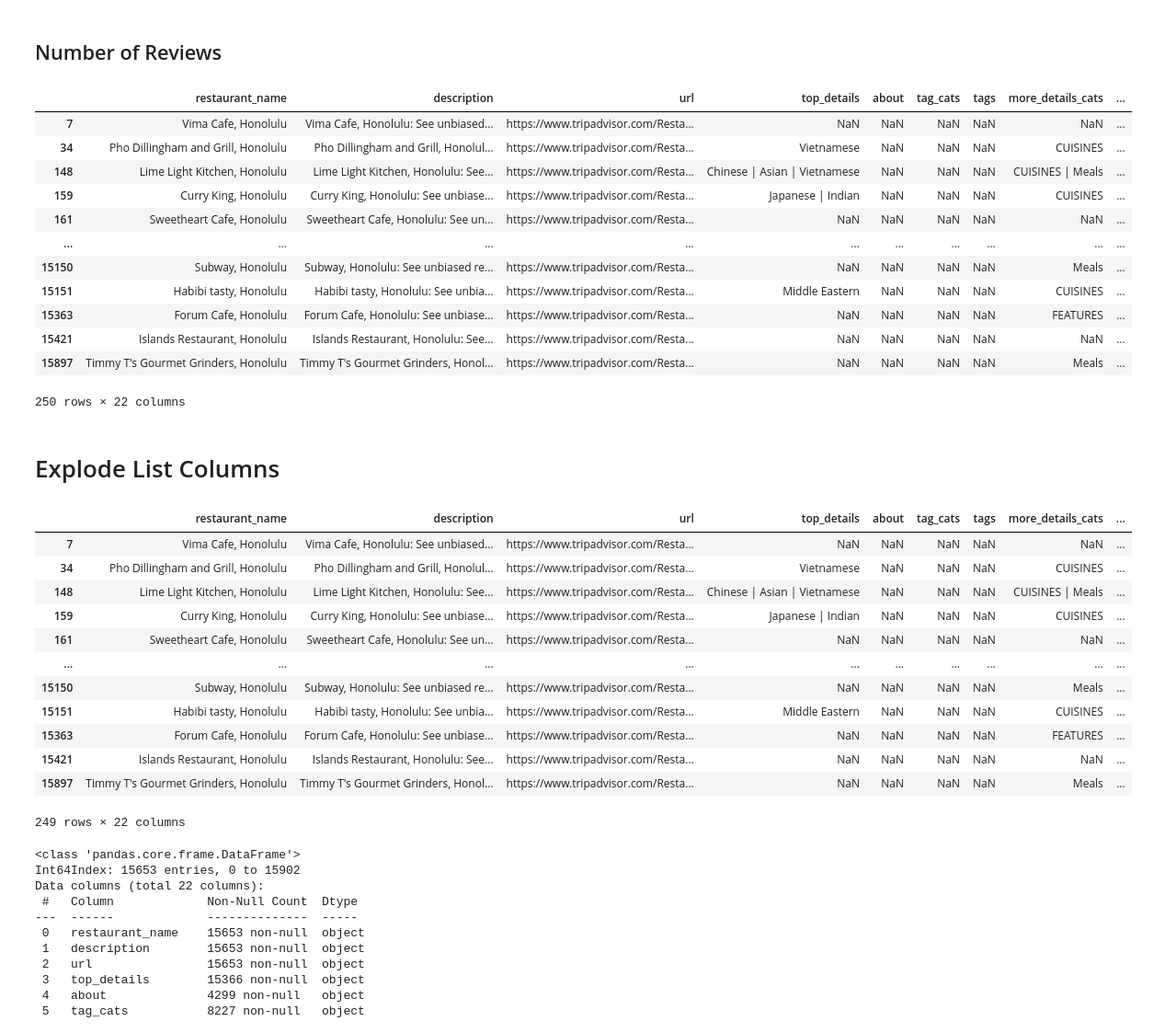
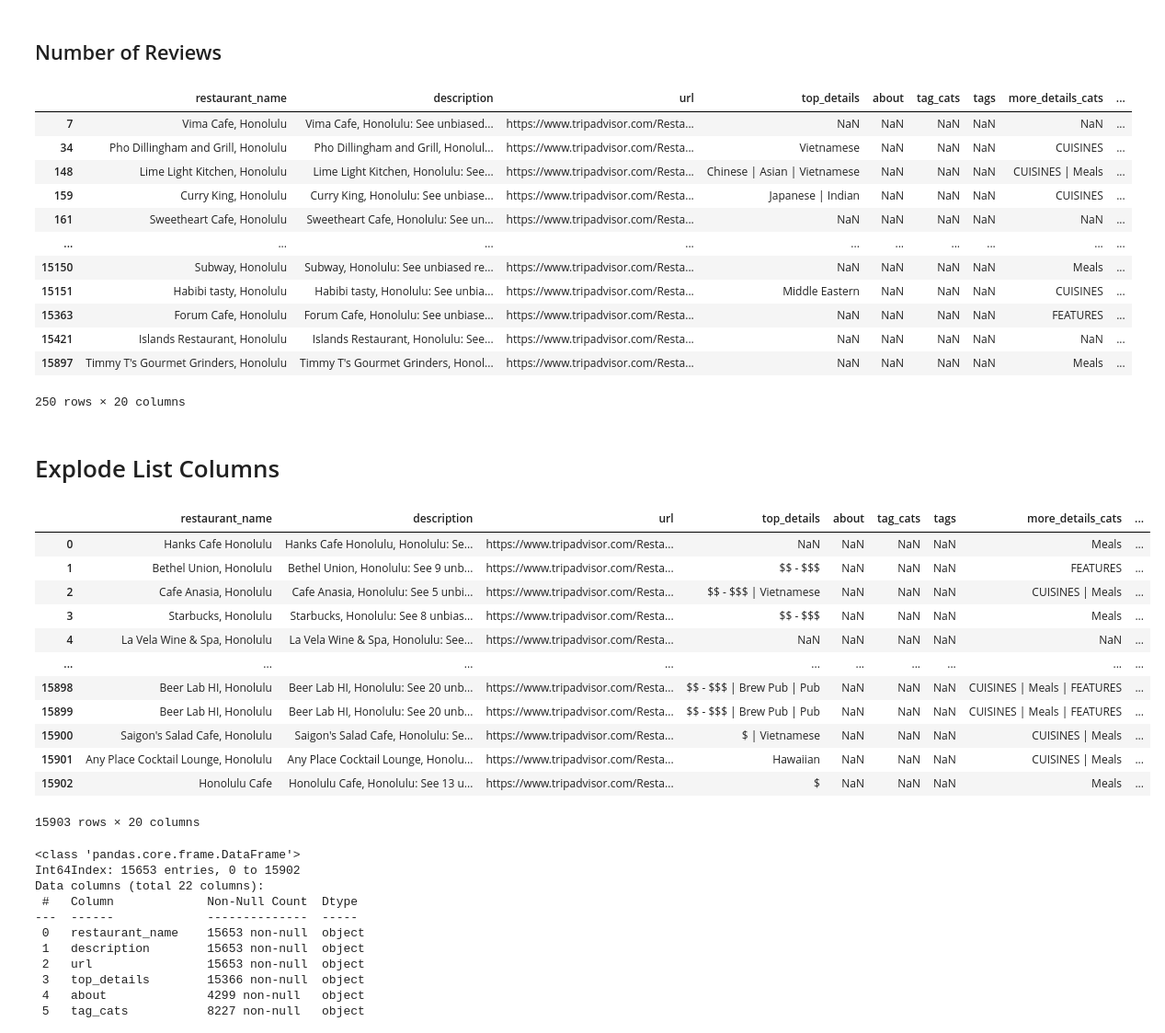
Before and after one commit to chelseanbr/hon-eats-recommender, a Jupyter notebook: eda.ipynb, the cells around one changed output. Shown: that part at 92% size. Drawn from its saved outputs; the diff is of its cells as text; code cells hidden in the pictures.

Commit message:
reloaded fixed review data

```diff
--- a/eda.ipynb
+++ b/eda.ipynb
@@ -6,6 +6,7 @@ data_file = 'data/hon_eats_data.csv'
 # %% [markdown]
 # Load Data
 # %%
-df = pd.read_csv(data_file, index_col=0, converters={'user_names': eval, 'bubble_ratings': eval, 'review_contents': eval})
+# df = pd.read_csv(data_file, index_col=0, converters={'review_data': eval})
+df = pd.read_csv(data_file, index_col=0)
 df.shape
 # %% [output]
@@ -118,25 +112,25 @@ df[df['num_reviews'].isnull()]
 | 15363 | Forum Cafe, Honolulu | Forum Cafe, Honolulu: See unbiase... | https://www.tripadvisor.com/Resta... | NaN | NaN | NaN | NaN | FEATURES | ... |
 | 15421 | Islands Restaurant, Honolulu | Islands Restaurant, Honolulu: See... | https://www.tripadvisor.com/Resta... | NaN | NaN | NaN | NaN | NaN | ... |
 | 15897 | Timmy T's Gourmet Grinders, Honolulu | Timmy T's Gourmet Grinders, Honol... | https://www.tripadvisor.com/Resta... | NaN | NaN | NaN | NaN | Meals | ... |
-250 rows × 22 columns
+250 rows × 20 columns
 # %% [markdown]
 # Explode List Columns
 # %%
-df[df['bubble_ratings'].apply(lambda x: len(x))<1]
+df[df['review_data'].apply(lambda x: len(x))>1]
 # %% [output]
 |  | restaurant_name | description | url | top_details | about | tag_cats | tags | more_details_cats | ... |
-| 7 | Vima Cafe, Honolulu | Vima Cafe, Honolulu: See unbiased... | https://www.tripadvisor.com/Resta... | NaN | NaN | NaN | NaN | NaN | ... |
-| 34 | Pho Dillingham and Grill, Honolulu | Pho Dillingham and Grill, Honolul... | https://www.tripadvisor.com/Resta... | Vietnamese | NaN | NaN | NaN | CUISINES | ... |
-| 148 | Lime Light Kitchen, Honolulu | Lime Light Kitchen, Honolulu: See... | https://www.tripadvisor.com/Resta... | Chinese | Asian | Vietnamese | NaN | NaN | NaN | CUISINES | Meals | ... |
-| 159 | Curry King, Honolulu | Curry King, Honolulu: See unbiase... | https://www.tripadvisor.com/Resta... | Japanese | Indian | NaN | NaN | NaN | CUISINES | ... |
-| 161 | Sweetheart Cafe, Honolulu | Sweetheart Cafe, Honolulu: See un... | https://www.tripadvisor.com/Resta... | NaN | NaN | NaN | NaN | NaN | ... |
+| 0 | Hanks Cafe Honolulu | Hanks Cafe Honolulu, Honolulu: Se... | https://www.tripadvisor.com/Resta... | NaN | NaN | NaN | NaN | Meals | ... |
+| 1 | Bethel Union, Honolulu | Bethel Union, Honolulu: See 9 unb... | https://www.tripadvisor.com/Resta... | $$ - $$$ | NaN | NaN | NaN | FEATURES | ... |
+| 2 | Cafe Anasia, Honolulu | Cafe Anasia, Honolulu: See 5 unbi... | https://www.tripadvisor.com/Resta... | $$ - $$$ | Vietnamese | NaN | NaN | NaN | CUISINES | Meals | ... |
+| 3 | Starbucks, Honolulu | Starbucks, Honolulu: See 8 unbias... | https://www.tripadvisor.com/Resta... | $$ - $$$ | NaN | NaN | NaN | Meals | ... |
+| 4 | La Vela Wine & Spa, Honolulu | La Vela Wine & Spa, Honolulu: See... | https://www.tripadvisor.com/Resta... | NaN | NaN | NaN | NaN | NaN | ... |
 | ... | ... | ... | ... | ... | ... | ... | ... | ... | ... |
-| 15150 | Subway, Honolulu | Subway, Honolulu: See unbiased re... | https://www.tripadvisor.com/Resta... | NaN | NaN | NaN | NaN | Meals | ... |
-| 15151 | Habibi tasty, Honolulu | Habibi tasty, Honolulu: See unbia... | https://www.tripadvisor.com/Resta... | Middle Eastern | NaN | NaN | NaN | CUISINES | ... |
-| 15363 | Forum Cafe, Honolulu | Forum Cafe, Honolulu: See unbiase... | https://www.tripadvisor.com/Resta... | NaN | NaN | NaN | NaN | FEATURES | ... |
-| 15421 | Islands Restaurant, Honolulu | Islands Restaurant, Honolulu: See... | https://www.tripadvisor.com/Resta... | NaN | NaN | NaN | NaN | NaN | ... |
-| 15897 | Timmy T's Gourmet Grinders, Honolulu | Timmy T's Gourmet Grinders, Honol... | https://www.tripadvisor.com/Resta... | NaN | NaN | NaN | NaN | Meals | ... |
+| 15898 | Beer Lab HI, Honolulu | Beer Lab HI, Honolulu: See 20 unb... | https://www.tripadvisor.com/Resta... | $$ - $$$ | Brew Pub | Pub | NaN | NaN | NaN | CUISINES | Meals | FEATURES | ... |
+| 15899 | Beer Lab HI, Honolulu | Beer Lab HI, Honolulu: See 20 unb... | https://www.tripadvisor.com/Resta... | $$ - $$$ | Brew Pub | Pub | NaN | NaN | NaN | CUISINES | Meals | FEATURES | ... |
+| 15900 | Saigon's Salad Cafe, Honolulu | Saigon's Salad Cafe, Honolulu: Se... | https://www.tripadvisor.com/Resta... | $ | Vietnamese | NaN | NaN | NaN | CUISINES | Meals | ... |
+| 15901 | Any Place Cocktail Lounge, Honolulu | Any Place Cocktail Lounge, Honolu... | https://www.tripadvisor.com/Resta... | Hawaiian | NaN | NaN | NaN | CUISINES | Meals | ... |
+| 15902 | Honolulu Cafe | Honolulu Cafe, Honolulu: See 13 u... | https://www.tripadvisor.com/Resta... | $ | NaN | NaN | NaN | Meals | ... |
-249 rows × 22 columns
+15903 rows × 20 columns
 # %%
 df_nonzero_reviews = df[(df['bubble_ratings'].apply(lambda x: len(x))>=1) & (~df['num_reviews'].isnull())].copy()
 # %%
```
Also changed, not shown: parts of 8 cells of this notebook.
